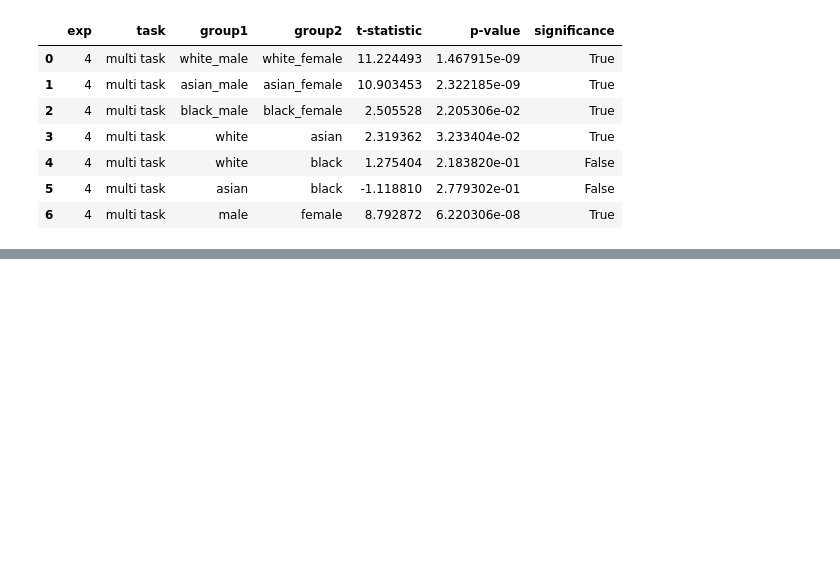
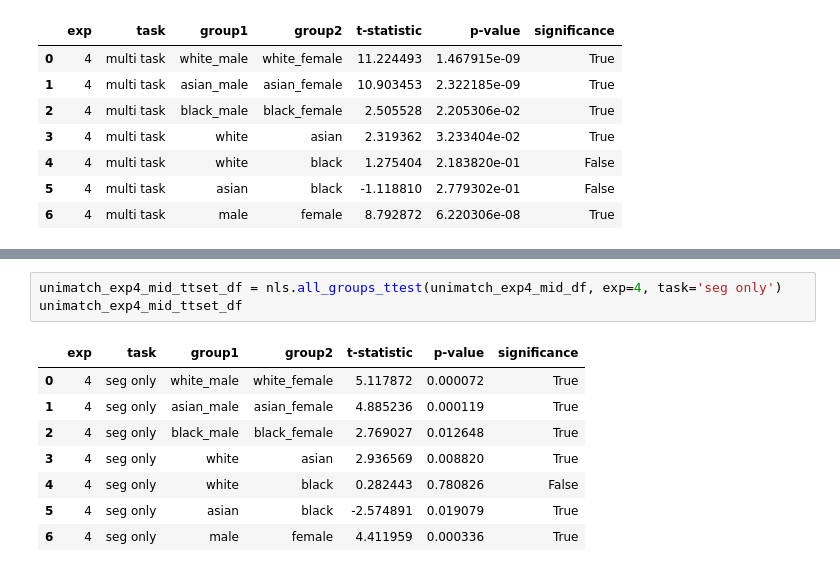
Before and after one commit to msskzx/UniMatch, a Jupyter notebook: more-scenarios/medical/tasks_analysis.ipynb, the cells around one changed output, grey strips where cells are left out. Drawn from its saved outputs; the diff is of its cells as text; blank space fills up the shorter version.

```diff
--- a/more-scenarios/medical/tasks_analysis.ipynb
+++ b/more-scenarios/medical/tasks_analysis.ipynb
@@ -108,0 +194,12 @@ nls.boxplot_tasks(unet_ethn_df, unet_mm_ethn_df, unet_mt_ethn_df)
+# %%
+unimatch_exp4_mid_ttset_df = nls.all_groups_ttest(unimatch_exp4_mid_df, exp=4, task='seg only')
+unimatch_exp4_mid_ttset_df
+# %% [output]
+|  | exp | task | group1 | group2 | t-statistic | p-value | significance |
+| 0 | 4 | seg only | white_male | white_female | 5.117872 | 0.000072 | True |
+| 1 | 4 | seg only | asian_male | asian_female | 4.885236 | 0.000119 | True |
+| 2 | 4 | seg only | black_male | black_female | 2.769027 | 0.012648 | True |
+| 3 | 4 | seg only | white | asian | 2.936569 | 0.008820 | True |
+| 4 | 4 | seg only | white | black | 0.282443 | 0.780826 | False |
+| 5 | 4 | seg only | asian | black | -2.574891 | 0.019079 | True |
+| 6 | 4 | seg only | male | female | 4.411959 | 0.000336 | True |
```
Also changed, not shown: parts of 8 cells of this notebook, 24 other files.
